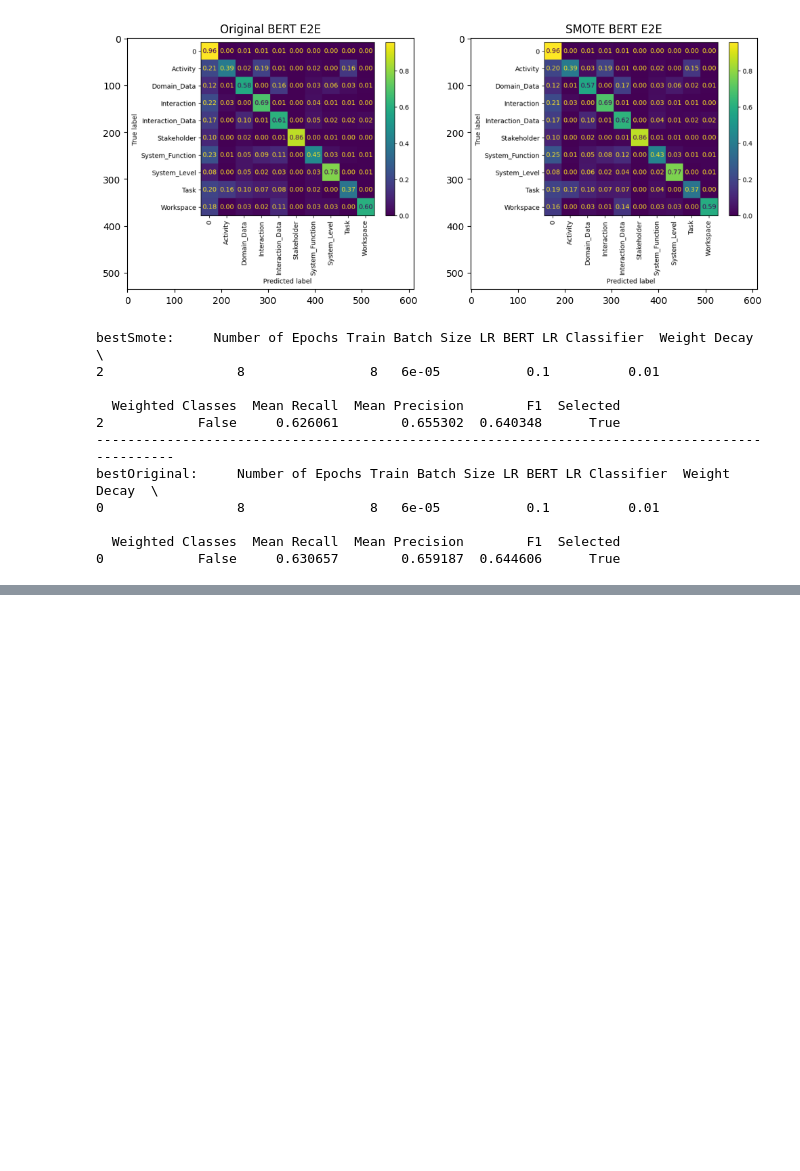
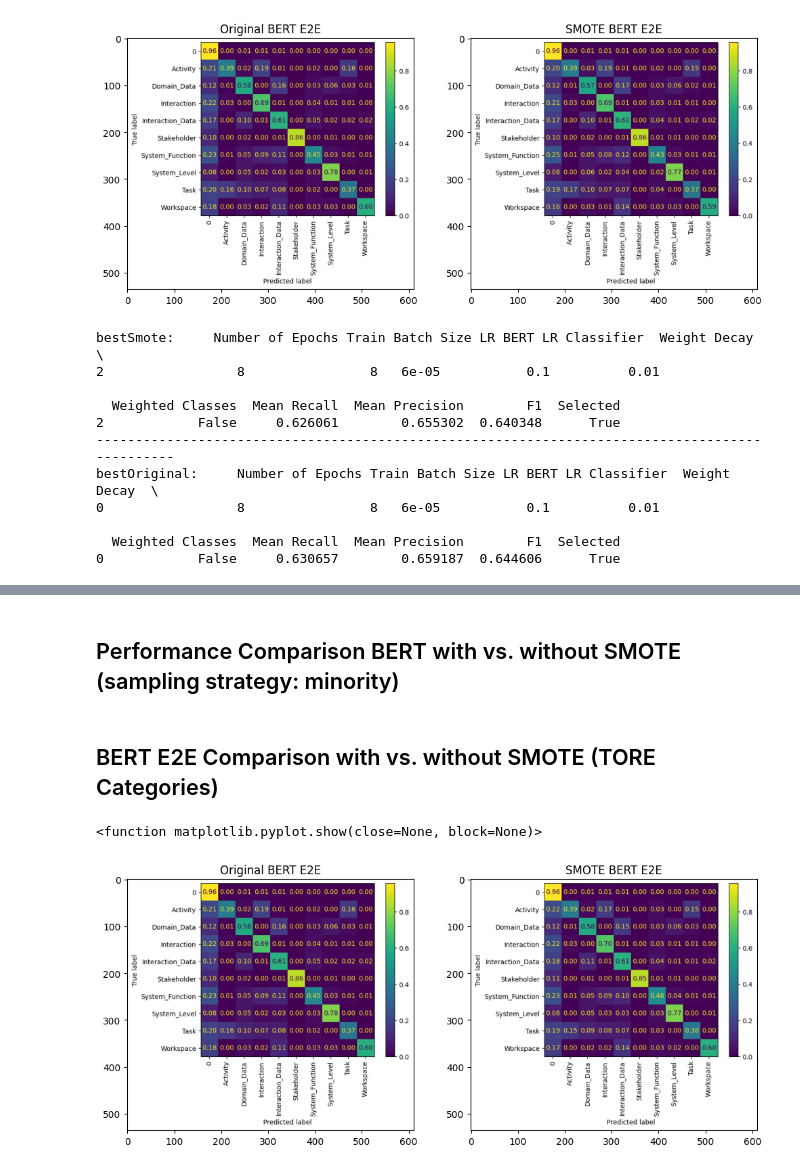
Before and after one commit to feeduvl/uvl-tore-classifier-bert, a Jupyter notebook: evaluation/smote_comparison_experiments.ipynb, the cells around one changed output, grey strips where cells are left out. Saved outputs shown, nothing was run; the diff lists cells and outputs as text; code cells hidden in the pictures; blank space fills up the shorter version.

```diff
--- a/evaluation/smote_comparison_experiments.ipynb
+++ b/evaluation/smote_comparison_experiments.ipynb
@@ -245,0 +271,27 @@ bestOriginal:     Number of Epochs Train Batch Size LR BERT LR Classifier  Weigh
+# %% [markdown]
+## Performance Comparison BERT with vs. without SMOTE  (sampling strategy: minority)
+# %% [markdown]
+## BERT E2E Comparison with vs. without SMOTE (TORE Categories)
+# %%
+experimentSMOTE = mlflow.get_experiment_by_name("SMOTE_BERT_ONLY_MINORITY_TORE_CATEGORIES")
+experimentOriginal = mlflow.get_experiment_by_name("ORIGINAL_BERT_TORE_CATEGORIES")
+pathSMOTE, runIdSMOTE, bestSMOTEResult = getBestResults(experimentSMOTE)
+pathOriginal, runIdOriginal, bestOriginalResult = getBestResults(experimentOriginal)
+
+original_image = Image.open(pathOriginal)
+smote_image = Image.open(pathSMOTE)
+
+plt.figure(figsize=(12, 6))
+
+plt.subplot(1,2,1)
+plt.imshow(original_image)
+plt.title("Original BERT E2E")
+
+plt.subplot(1,2,2)
+plt.imshow(smote_image)
+plt.title("SMOTE BERT E2E")
+
+plt.show
+# %% [output]
+<function matplotlib.pyplot.show(close=None, block=None)>
+[figure, added]
```
Also changed, not shown: parts of 17 cells of this notebook, 4 other files.
